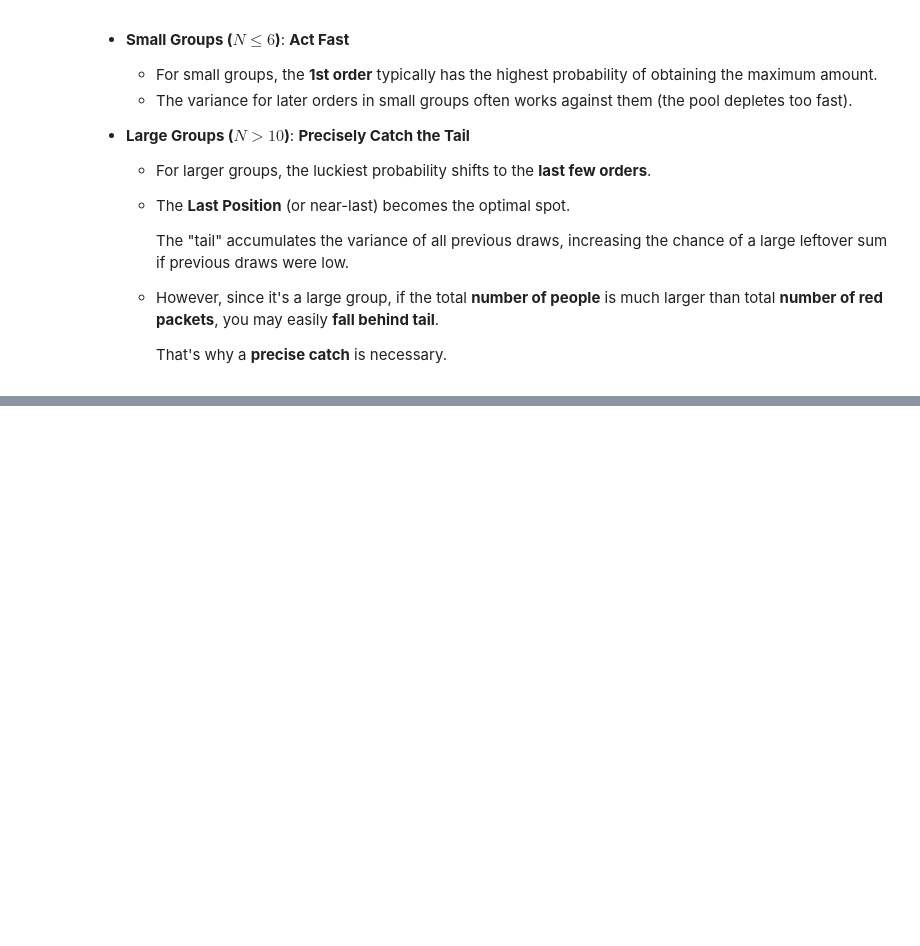
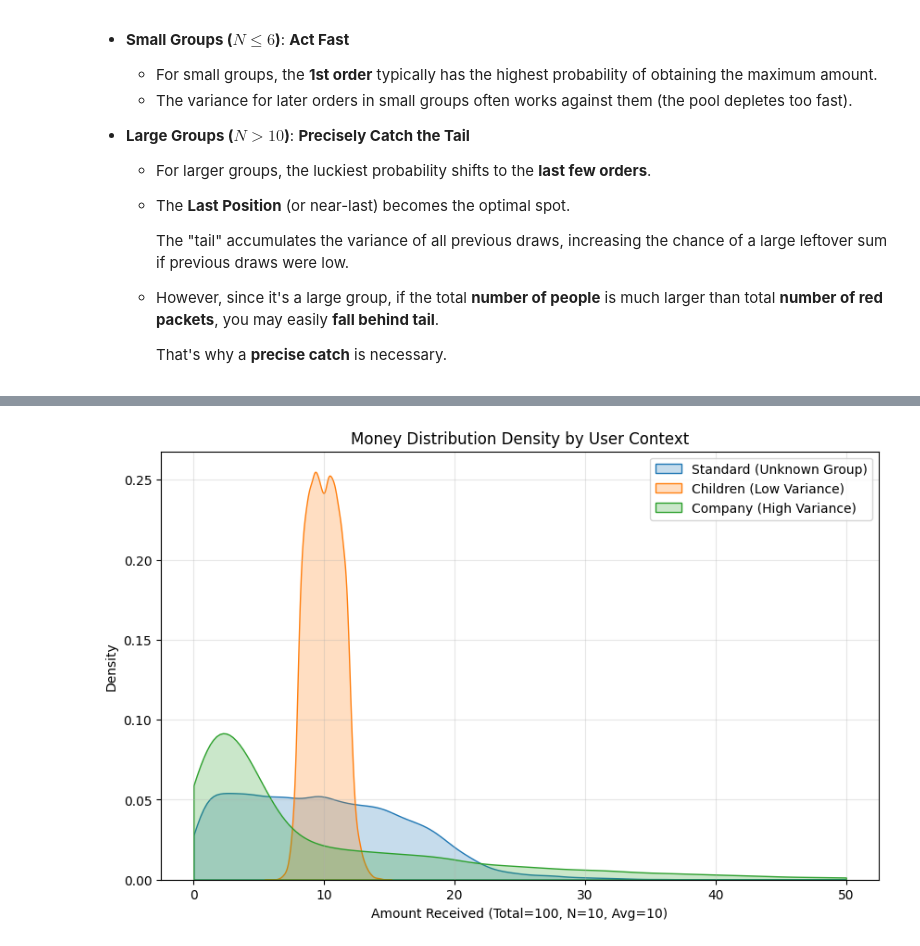
Before and after one commit to TossACoinTAC/SI140A_Project, a Jupyter notebook: Report.ipynb, the cells around one changed output, grey strips where cells are left out. Saved outputs shown, nothing was run; the diff lists cells and outputs as text; code cells hidden in the pictures; blank space fills up the shorter version.

```diff
--- a/Report.ipynb
+++ b/Report.ipynb
@@ -1644,0 +1672,77 @@ However, if your goal is to **win the largest single packet** in a specific sess
+# %%
+import numpy as np
+import matplotlib.pyplot as plt
+import seaborn as sns
+
+def generate_context_aware_wre(total_amount, num_people, mode='standard'):
+    """
+    Simulates a single WRE session under different modes.
+    """
+    amounts = []
+    remain_amount = total_amount
+    remain_people = num_people
+
+    for i in range(num_people - 1):
+        # Current expected mean
+        mu = remain_amount / remain_people
+
+        if mode == 'standard':
+            # Standard Double Mean: U(0, 2*mu)
+            val = np.random.uniform(0, 2 * mu)
+
+        elif mode == 'children':
+            # Low Variance: U(0.8*mu, 1.2*mu)
+            # Ensure everyone gets close to average
+            # We use a tighter bound.
+            low = 0.8 * mu
+            high = 1.2 * mu
+            val = np.random.uniform(low, high)
+
+        elif mode == 'excitement':
+            # High Variance: Skewed distribution
+            # 60% chance of small amount (0.5 * mu), 30% chance of standard, 10% chance of Huge (3-4x)
+            r = np.random.random()
+            if r < 0.6:
+                val = np.random.uniform(0, 0.5 * mu)
+            elif r < 0.9:
+                val = np.random.uniform(0.5 * mu, 2.0 * mu)
+            else:
+                # Jackpot attempt (bounded by remaining money)
+                val = np.random.uniform(2.0 * mu, 4.0 * mu)
+
+        # Enforce hard constraints
+        val = max(0.01, val)
+        # Leave at least 0.01 for each remaining person
+        val = min(remain_amount - (remain_people - 1) * 0.01, val)
+
+        amounts.append(val)
+        remain_amount -= val
+        remain_people -= 1
+
+    amounts.append(remain_amount) # Last person takes all
+    return amounts
+
+# --- Simulation ---
+N_SAMPLES = 2000
+totals_standard = []
+totals_children = []
+totals_excitement = []
+
+for _ in range(N_SAMPLES):
+    totals_standard.extend(generate_context_aware_wre(100, 10, 'standard'))
+    totals_children.extend(generate_context_aware_wre(100, 10, 'children'))
+    totals_excitement.extend(generate_context_aware_wre(100, 10, 'excitement'))
+
+plt.figure(figsize=(10, 6))
+sns.kdeplot(totals_standard, fill=True, label='Standard (Unknown Group)', clip=(0, 50))
+sns.kdeplot(totals_children, fill=True, label='Children (Low Variance)', clip=(0, 50))
+sns.kdeplot(totals_excitement, fill=True, label='Company (High Variance)', clip=(0, 50))
+
+plt.title("Money Distribution Density by User Context")
+plt.xlabel("Amount Received (Total=100, N=10, Avg=10)")
+plt.ylabel("Density")
+plt.legend()
+plt.grid(True, alpha=0.3)
+plt.show()
+# %% [output]
+[figure, added]
```
Also changed, not shown: parts of 7 cells of this notebook.
